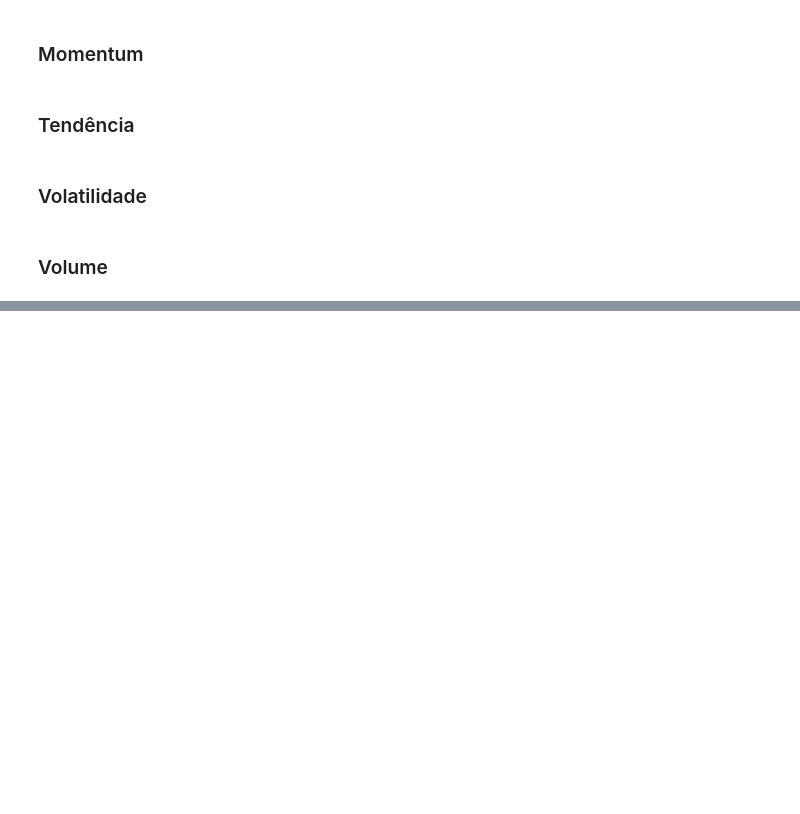
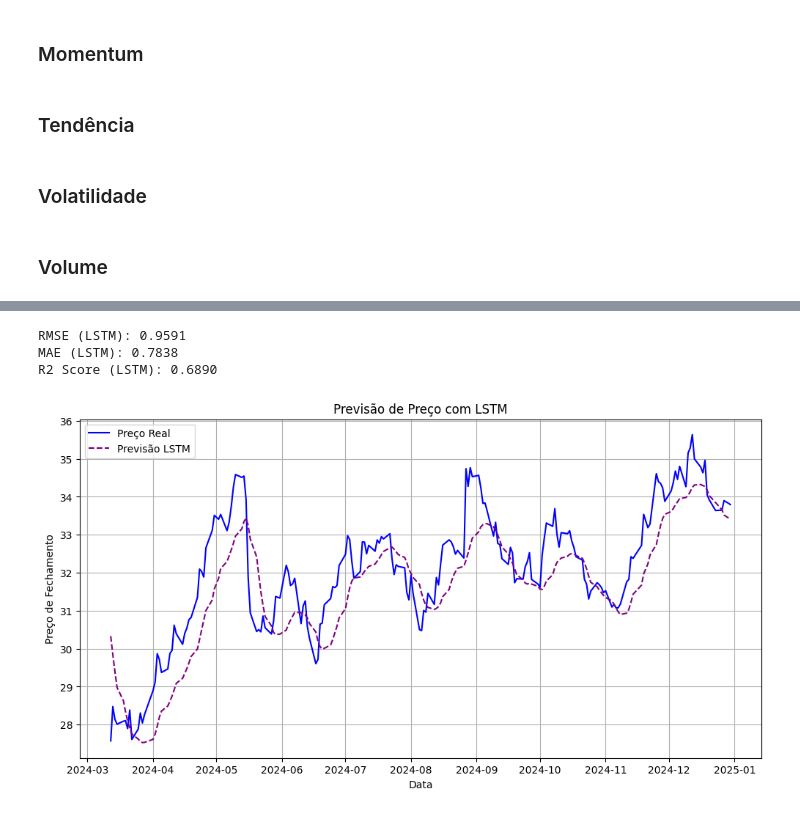
Before and after one commit to mateus-heck/sotck-price-predictor, a Jupyter notebook: price_predictor copy.ipynb, the cells around one changed output, grey strips where cells are left out. Saved outputs shown, nothing was run; the diff lists cells and outputs as text; code cells hidden in the pictures; blank space fills up the shorter version.

```diff
--- a/price_predictor copy.ipynb
+++ b/price_predictor copy.ipynb
@@ -151,0 +279,13 @@ df_scaled_minmax
+# %%
+early_stopping = EarlyStopping(monitor='val_loss', patience=10, restore_best_weights=True)
+# ReduceLROnPlateau: para reduzir a taxa de aprendizado se a validação não melhorar
+reduce_lr = ReduceLROnPlateau(monitor='val_loss', factor=0.5, patience=5, min_lr=0.00001)
+# %%
+history = model_rnn.fit(
+    X_train_scaled_rnn, y_train_scaled_rnn,
+    epochs=100, # Número de épocas, ajuste conforme necessário
+    batch_size=31, # Tamanho do batch
+    validation_data=(X_test_scaled_rnn, y_test_scaled_rnn), # Usar dados de teste como validação
+    callbacks=[early_stopping, reduce_lr],
+    verbose=1
+)
@@ -151,0 +310,2 @@ df_scaled_minmax
+# %%
+predictions_scaled_rnn = model_rnn.predict(X_test_scaled_rnn)
@@ -151,0 +314,28 @@ df_scaled_minmax
+# %%
+predictions_rnn = target_scaler_rnn.inverse_transform(predictions_scaled_rnn)
+y_test_original_rnn = target_scaler_rnn.inverse_transform(y_test_scaled_rnn)
+# %%
+rmse_rnn = np.sqrt(mean_squared_error(y_test_original_rnn, predictions_rnn))
+mae_rnn = mean_absolute_error(y_test_original_rnn, predictions_rnn)
+r2_rnn = r2_score(y_test_original_rnn, predictions_rnn)
+
+print(f"RMSE (LSTM): {rmse_rnn:.4f}")
+print(f"MAE (LSTM): {mae_rnn:.4f}")
+print(f"R2 Score (LSTM): {r2_rnn:.4f}")
+# %% [output]
+RMSE (LSTM): 0.9591
+MAE (LSTM): 0.7838
+R2 Score (LSTM): 0.6890
+# %%
+start_idx_plot_rnn = len(df) - len(y_test_original_rnn)
+plt.figure(figsize=(12, 6))
+plt.plot(df.index[start_idx_plot_rnn:], y_test_original_rnn, label='Preço Real', color='blue')
+plt.plot(df.index[start_idx_plot_rnn:], predictions_rnn, label='Previsão LSTM', color='purple', linestyle='--')
+plt.title('Previsão de Preço com LSTM')
+plt.xlabel('Data')
+plt.ylabel('Preço de Fechamento')
+plt.legend()
+plt.grid(True)
+plt.show()
+# %% [output]
+[figure, added]
```
Also changed, not shown: parts of 35 cells of this notebook, 1 other file.
